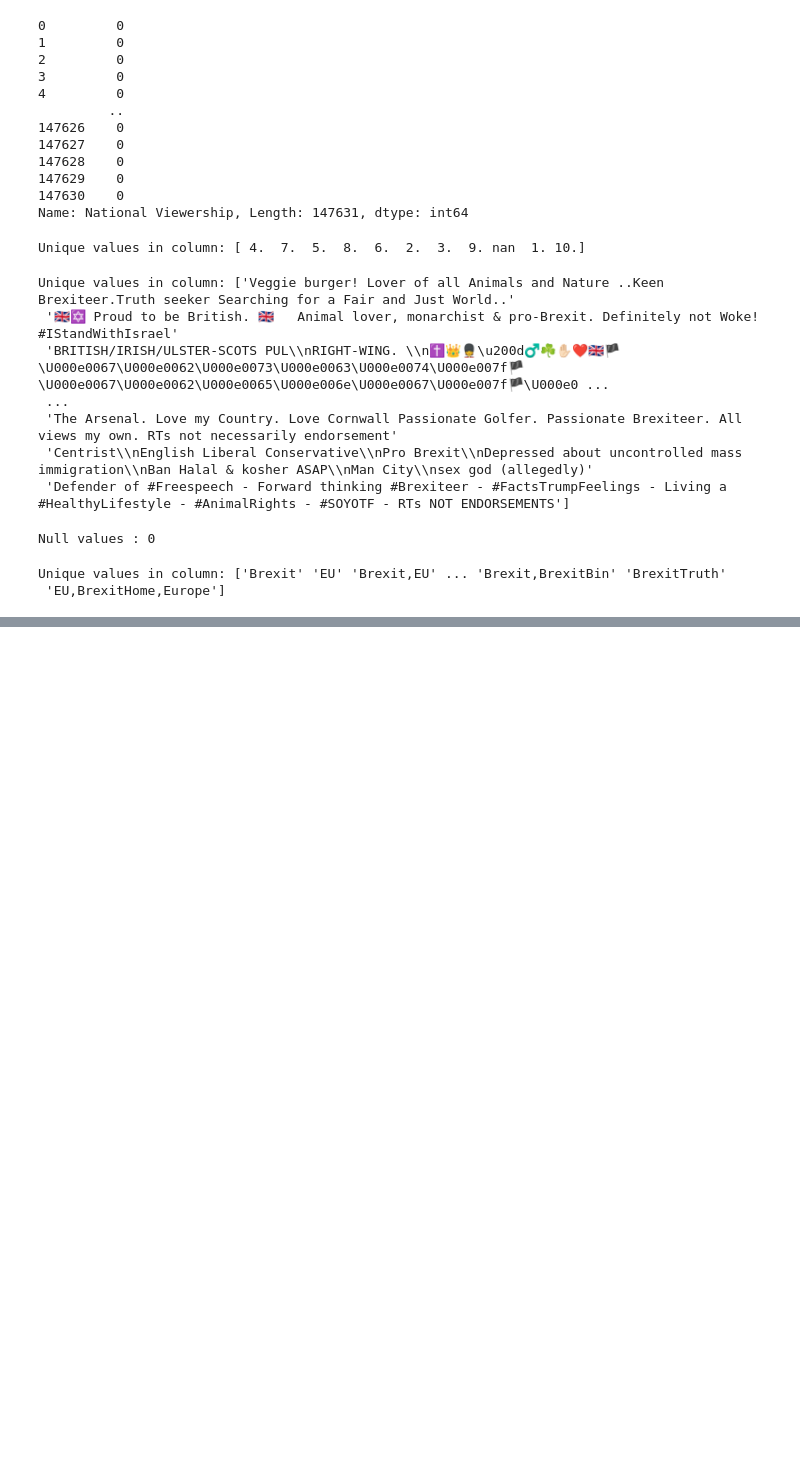
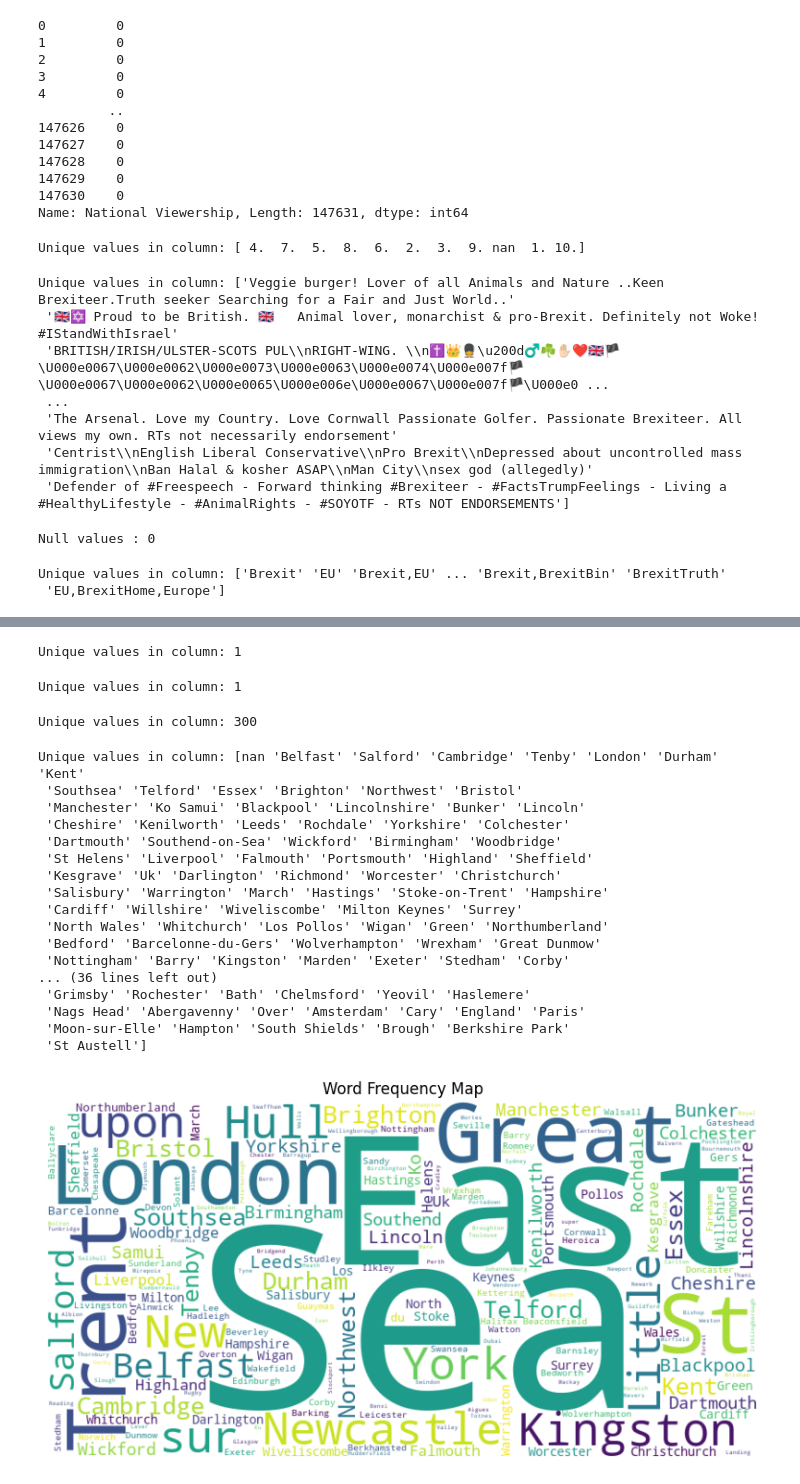
Before and after one commit to samratabduljalil/EDA-of-Pro-and-Anti-brexit-Tweet, a Jupyter notebook: EDA-of-Pro-and-Anti-brexit-Tweets.ipynb, the cells around one changed output, grey strips where cells are left out. Drawn from its saved outputs; the diff is of its cells as text; code cells hidden in the pictures; blank space fills up the shorter version.

```diff
--- a/EDA-of-Pro-and-Anti-brexit-Tweets.ipynb
+++ b/EDA-of-Pro-and-Anti-brexit-Tweets.ipynb
@@ -284,0 +303,46 @@ Unique values in column: ['Brexit' 'EU' 'Brexit,EU' ... 'Brexit,BrexitBin' 'Brex
+# %%
+unique_values = ProBrexit['Subregion'].unique()
+print("Unique values in column:", len(unique_values))
+# %% [output]
+Unique values in column: 1
+# %%
+unique_values = ProBrexit['National Viewership'].unique()
+print("Unique values in column:", len(unique_values))
+# %% [output]
+Unique values in column: 1
+# %%
+unique_values = ProBrexit['City'].unique()
+print("Unique values in column:", len(unique_values))
+# %% [output]
+Unique values in column: 300
+# %%
+unique_values = ProBrexit['City'].unique()
+print("Unique values in column:", unique_values)
+text = ' '.join(unique_values[1:])
+
+wordcloud = WordCloud(width=800, height=400, background_color='white', colormap='viridis').generate(text)
+
+plt.figure(figsize=(10, 5))
+plt.imshow(wordcloud, interpolation="bilinear")
+plt.axis('off')  # Hide axes
+plt.title("Word Frequency Map")
+plt.show()
+# %% [output]
+Unique values in column: [nan 'Belfast' 'Salford' 'Cambridge' 'Tenby' 'London' 'Durham' 'Kent'
+ 'Southsea' 'Telford' 'Essex' 'Brighton' 'Northwest' 'Bristol'
+ 'Manchester' 'Ko Samui' 'Blackpool' 'Lincolnshire' 'Bunker' 'Lincoln'
+ 'Cheshire' 'Kenilworth' 'Leeds' 'Rochdale' 'Yorkshire' 'Colchester'
+ 'Dartmouth' 'Southend-on-Sea' 'Wickford' 'Birmingham' 'Woodbridge'
+ 'St Helens' 'Liverpool' 'Falmouth' 'Portsmouth' 'Highland' 'Sheffield'
+ 'Kesgrave' 'Uk' 'Darlington' 'Richmond' 'Worcester' 'Christchurch'
+ 'Salisbury' 'Warrington' 'March' 'Hastings' 'Stoke-on-Trent' 'Hampshire'
+ 'Cardiff' 'Willshire' 'Wiveliscombe' 'Milton Keynes' 'Surrey'
+ 'North Wales' 'Whitchurch' 'Los Pollos' 'Wigan' 'Green' 'Northumberland'
+ 'Bedford' 'Barcelonne-du-Gers' 'Wolverhampton' 'Wrexham' 'Great Dunmow'
+ 'Nottingham' 'Barry' 'Kingston' 'Marden' 'Exeter' 'Stedham' 'Corby'
+... (36 lines left out)
+ 'Grimsby' 'Rochester' 'Bath' 'Chelmsford' 'Yeovil' 'Haslemere'
+ 'Nags Head' 'Abergavenny' 'Over' 'Amsterdam' 'Cary' 'England' 'Paris'
+ 'Moon-sur-Elle' 'Hampton' 'South Shields' 'Brough' 'Berkshire Park'
+ 'St Austell']
+[figure, added]
```
Also changed, not shown: parts of 13 cells of this notebook.
